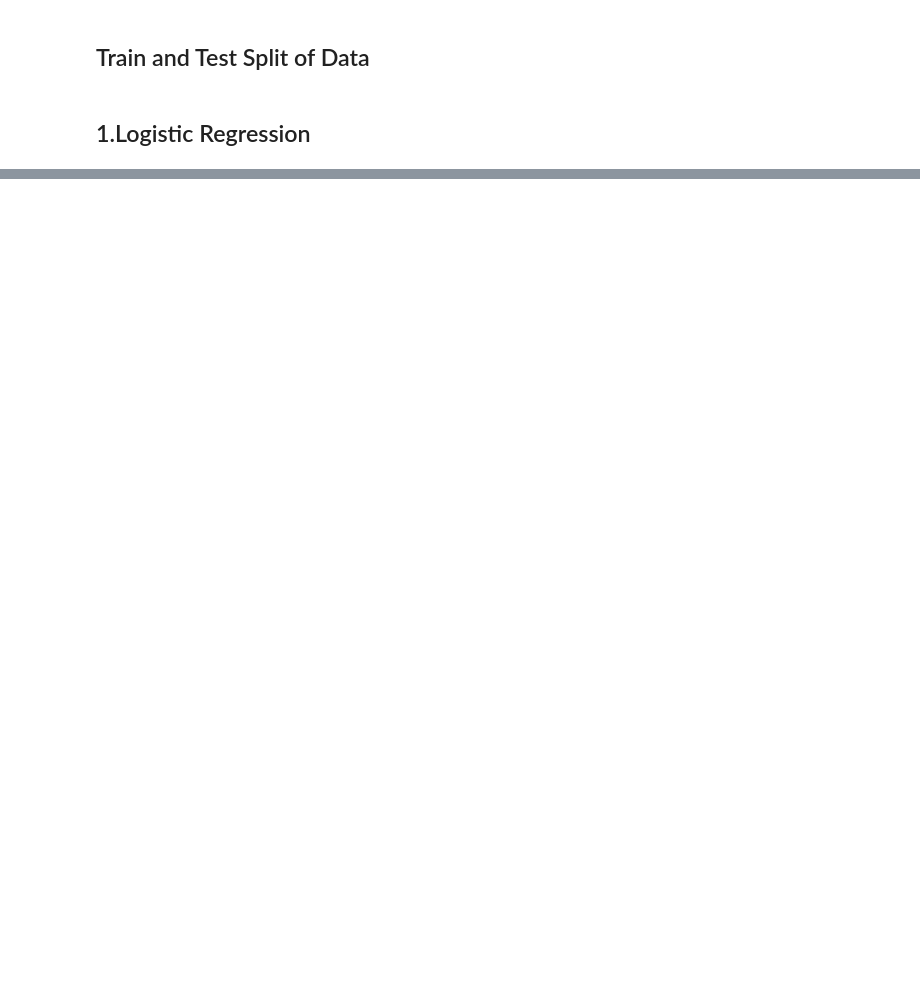
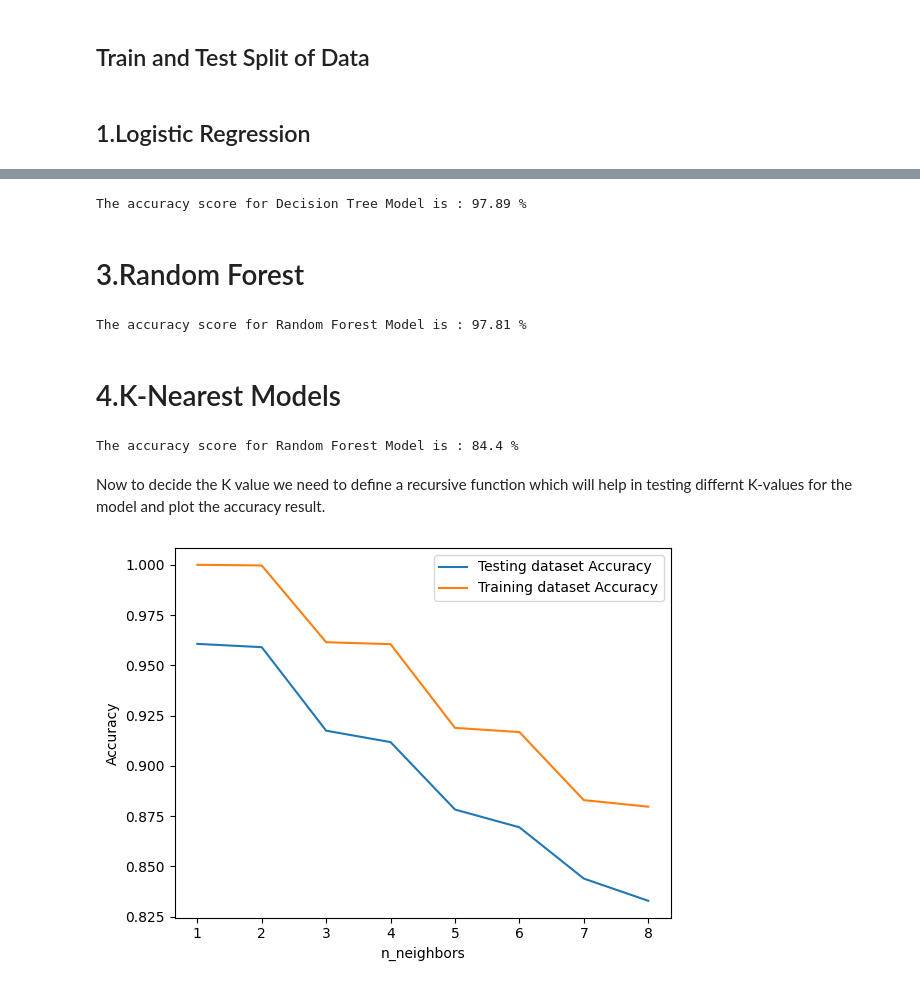
Before and after one commit to Gemini-Abhi/Machine-Learning-projects, a Jupyter notebook: Covid Project/Covid_Project.ipynb, the cells around one changed output, grey strips where cells are left out. Cells and saved outputs as stored; diff of their text form; code cells hidden in the pictures; blank space fills up the shorter version.

```diff
--- a/Covid Project/Covid_Project.ipynb
+++ b/Covid Project/Covid_Project.ipynb
@@ -463,0 +464,56 @@ The accuracy score for Logistic Regression Model is : 84.05%
+# %%
+from sklearn import tree
+dt = tree.DecisionTreeClassifier()
+# %%
+# Now for train and test split we can use the same X_train,X_test,y_train,y_test data
+dt.fit(X_train,y_train)
+Y_pred_dt = dt.predict(X_test)
+print(f"The accuracy score for Decision Tree Model is : {round(accuracy_score(y_test,Y_pred_dt)*100,2)} %")
+# %% [output]
+The accuracy score for Decision Tree Model is : 97.89 %
+# %% [markdown]
+# 3.Random Forest
+# %%
+from sklearn.ensemble import RandomForestClassifier
+rf = RandomForestClassifier()
+rf.fit(X_train,y_train)
+y_pred_rf = rf.predict(X_test)
+print(f"The accuracy score for Random Forest Model is : {round(accuracy_score(y_test,y_pred_rf)*100,2)} %")
+# %% [output]
+The accuracy score for Random Forest Model is : 97.81 %
+# %% [markdown]
+# 4.K-Nearest Models
+# %%
+from sklearn.neighbors import KNeighborsClassifier
+knn = KNeighborsClassifier(n_neighbors=7)
+knn.fit(X_train,y_train)
+y_pred_knn=knn.predict(X_test)
+print(f"The accuracy score for Random Forest Model is : {round(accuracy_score(y_test,y_pred_knn)*100,2)} %")
+# %% [output]
+The accuracy score for Random Forest Model is : 84.4 %
+# %% [markdown]
+Now to decide the K value we need to define a recursive function which will help in testing differnt K-values for the model and plot the accuracy result.
+# %%
+neighbors=np.arange(1,9)
+train_accuracy = np.empty(len(neighbors))
+test_accuracy = np.empty(len(neighbors))
+
+# Loop over K values
+for i, k in enumerate(neighbors):
+    knn1 = KNeighborsClassifier(n_neighbors=k)
+    knn1.fit(X_train, y_train)
+
+    # Compute training and test data accuracy
+    train_accuracy[i] = knn1.score(X_train, y_train)
+    test_accuracy[i] = knn1.score(X_test, y_test)
+
+# Generate plot
+plt.plot(neighbors, test_accuracy, label = 'Testing dataset Accuracy')
+plt.plot(neighbors, train_accuracy, label = 'Training dataset Accuracy')
+
+plt.legend()
+plt.xlabel('n_neighbors')
+plt.ylabel('Accuracy')
+plt.show()
+# %% [output]
+[figure, added]
```
Also changed, not shown: parts of 3 cells of this notebook.
